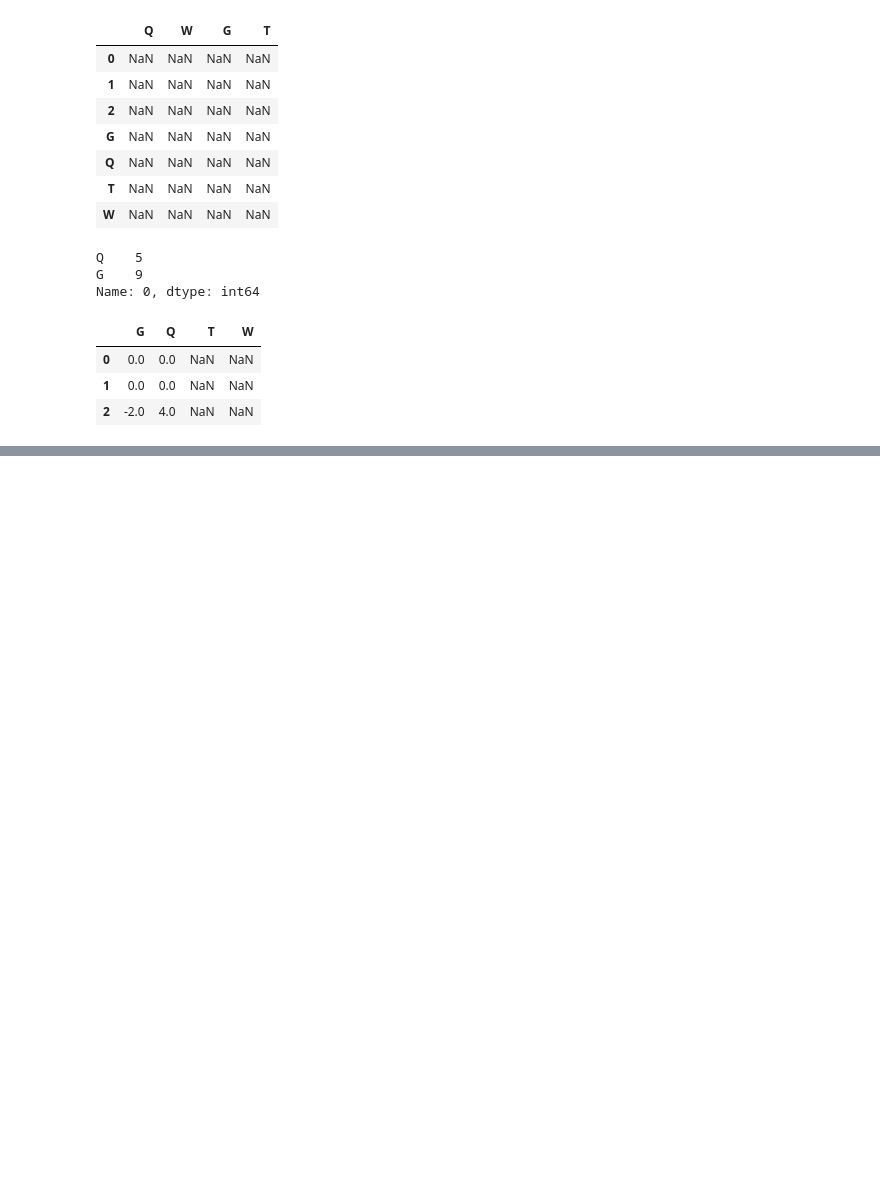
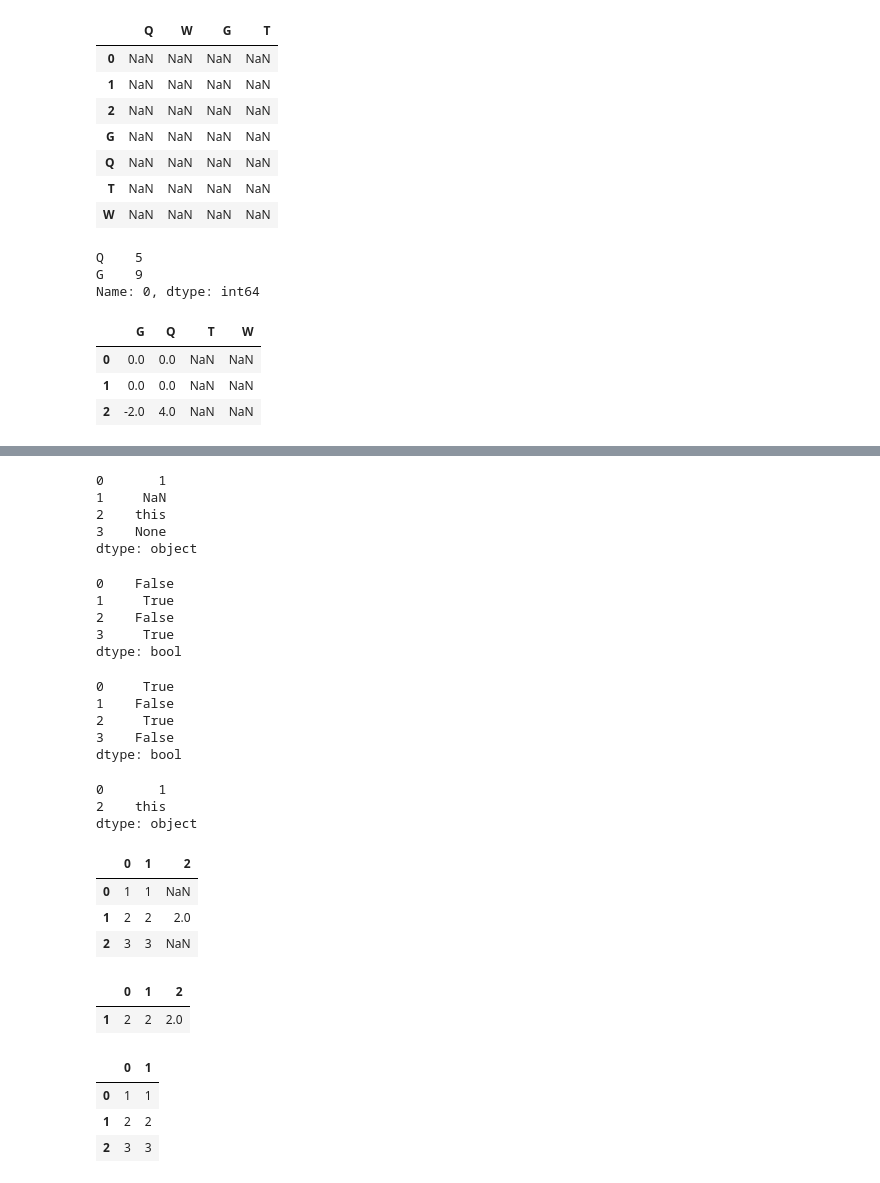
Before and after one commit to KonstantinKlepikov/all-python-ml-learning, a Jupyter notebook: pandas-learning.ipynb, the cells around one changed output, grey strips where cells are left out. Cells and saved outputs as stored; diff of their text form; code cells hidden in the pictures; blank space fills up the shorter version.

```diff
--- a/pandas-learning.ipynb
+++ b/pandas-learning.ipynb
@@ -751,0 +880,55 @@ df - h
+# %%
+data = pd.Series([1, np.nan, 'this', None])
+data
+# %% [output]
+0       1
+1     NaN
+2    this
+3    None
+dtype: object
+# %%
+data.isnull()
+# %% [output]
+0    False
+1     True
+2    False
+3     True
+dtype: bool
+# %%
+data.notnull()
+# %% [output]
+0     True
+1    False
+2     True
+3    False
+dtype: bool
+# %%
+# отбрасываем строки с пустыми значениями
+data.dropna()
+# %% [output]
+0       1
+2    this
+dtype: object
+# %%
+# в случае фрейма можно выбрать колонки
+frame = pd.DataFrame([[1, 1, np.nan],
+                     [2, 2, 2],
+                     [3, 3, np.nan]])
+frame
+# %% [output]
+|  | 0 | 1 | 2 |
+| 0 | 1 | 1 | NaN |
+| 1 | 2 | 2 | 2.0 |
+| 2 | 3 | 3 | NaN |
+# %%
+frame.dropna()
+# %% [output]
+|  | 0 | 1 | 2 |
+| 1 | 2 | 2 | 2.0 |
+# %%
+frame.dropna(axis='columns')
+# %% [output]
+|  | 0 | 1 |
+| 0 | 1 | 1 |
+| 1 | 2 | 2 |
+| 2 | 3 | 3 |
```
Also changed, not shown: parts of 26 cells of this notebook.
